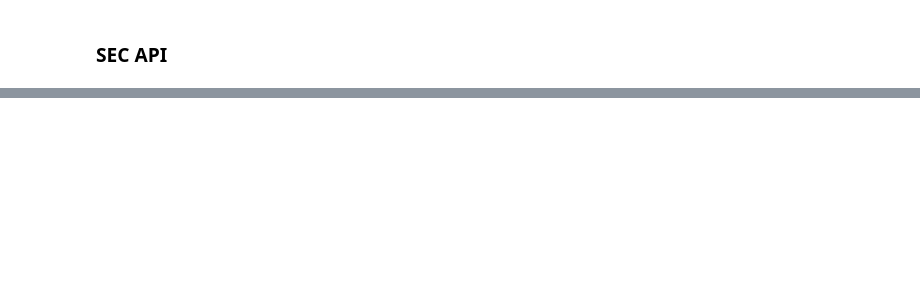
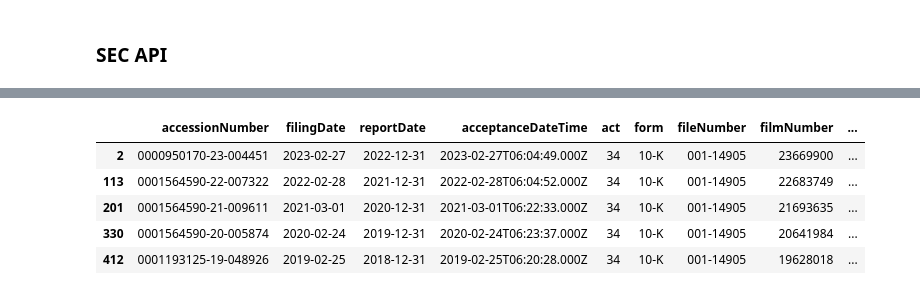
Before and after one commit to aariyur/WISDM, a Jupyter notebook: WISDM.ipynb, the cells around one changed output, grey strips where cells are left out. Saved outputs shown, nothing was run; the diff lists cells and outputs as text; code cells hidden in the pictures; blank space fills up the shorter version.

```diff
--- a/WISDM.ipynb
+++ b/WISDM.ipynb
@@ -44,0 +119,9 @@ filings = query_api.get_filings(query)
+# %%
+allForms[allForms['form'] == '10-K'].head()
+# %% [output]
+|  | accessionNumber | filingDate | reportDate | acceptanceDateTime | act | form | fileNumber | filmNumber | ... |
+| 2 | 0000950170-23-004451 | 2023-02-27 | 2022-12-31 | 2023-02-27T06:04:49.000Z | 34 | 10-K | 001-14905 | 23669900 | ... |
+| 113 | 0001564590-22-007322 | 2022-02-28 | 2021-12-31 | 2022-02-28T06:04:52.000Z | 34 | 10-K | 001-14905 | 22683749 | ... |
+| 201 | 0001564590-21-009611 | 2021-03-01 | 2020-12-31 | 2021-03-01T06:22:33.000Z | 34 | 10-K | 001-14905 | 21693635 | ... |
+| 330 | 0001564590-20-005874 | 2020-02-24 | 2019-12-31 | 2020-02-24T06:23:37.000Z | 34 | 10-K | 001-14905 | 20641984 | ... |
+| 412 | 0001193125-19-048926 | 2019-02-25 | 2018-12-31 | 2019-02-25T06:20:28.000Z | 34 | 10-K | 001-14905 | 19628018 | ... |
```
Also changed, not shown: parts of 21 cells of this notebook, 2 other files.
